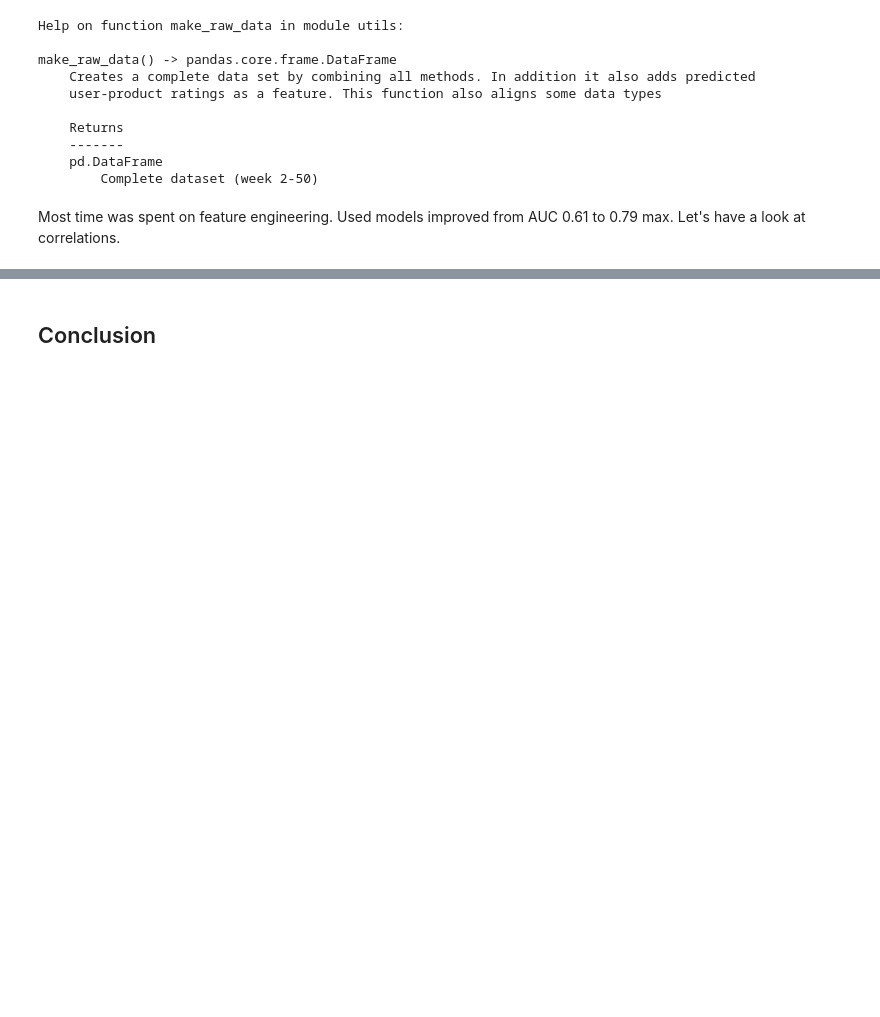
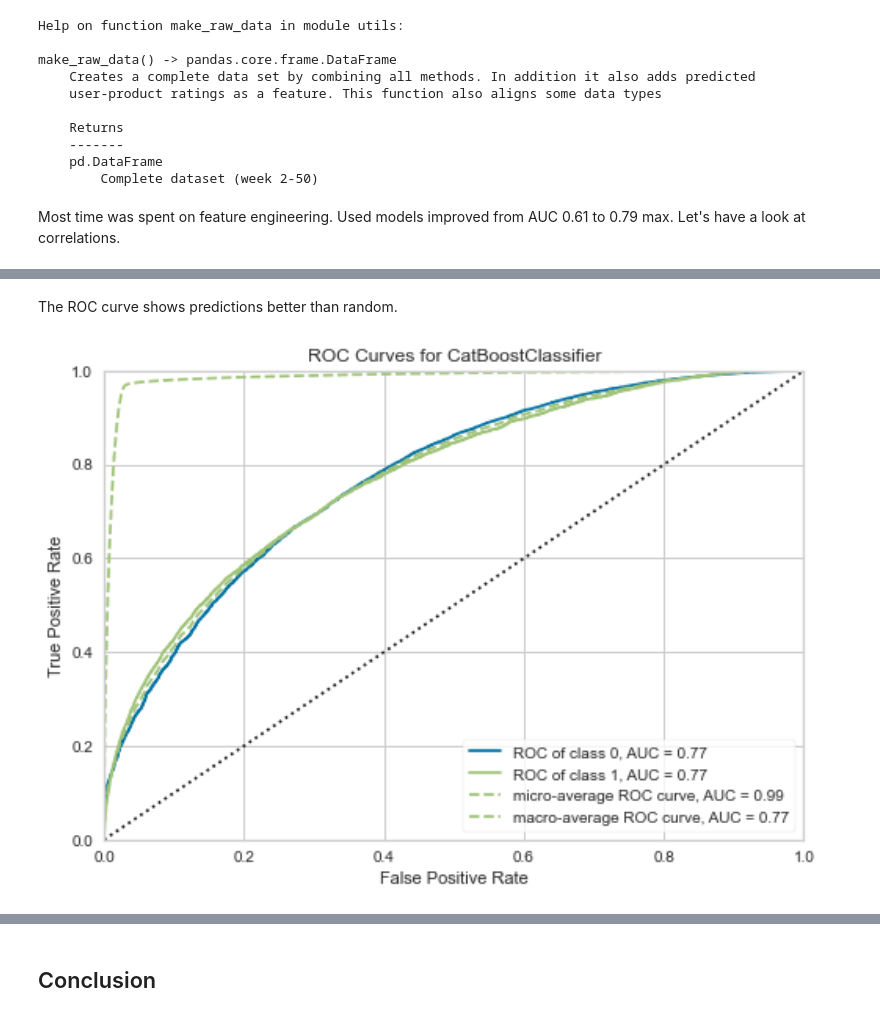
Before and after one commit to sekR4/classification-challenge, a Jupyter notebook: src/purchase_probabilities.ipynb, the cells around one changed output, grey strips where cells are left out. Saved outputs shown, nothing was run; the diff lists cells and outputs as text; code cells hidden in the pictures; blank space fills up the shorter version.

```diff
--- a/src/purchase_probabilities.ipynb
+++ b/src/purchase_probabilities.ipynb
@@ -202,0 +277,6 @@ Most time was spent on feature engineering. Used models improved from AUC 0.61 t
+# %% [markdown]
+The ROC curve shows predictions better than random.
+# %%
+Image("img/imbalanced_roc.png", width=800)
+# %% [output]
+[figure, added]
```
Also changed, not shown: parts of 24 cells of this notebook, 7 other files.
